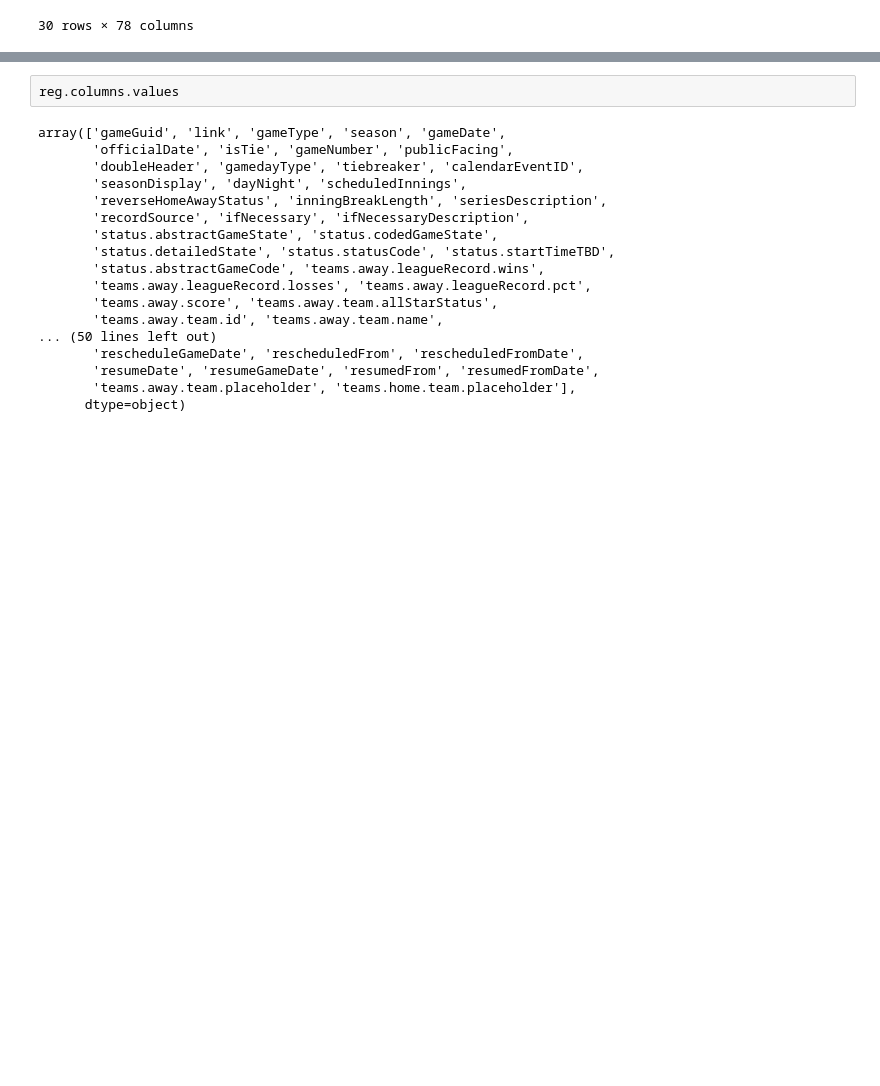
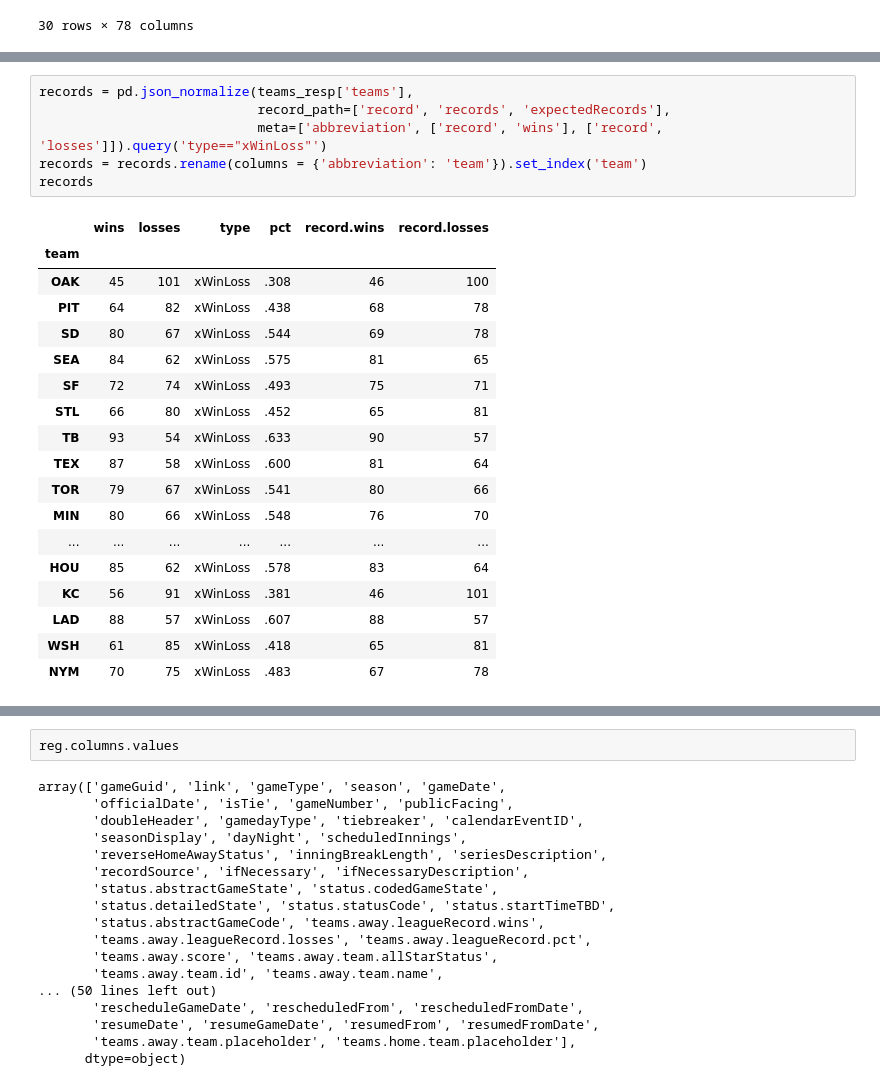
Before and after one commit to sdvinay/playoff_odds, a Jupyter notebook: ds_mlb.ipynb, the cells around one changed output, grey strips where cells are left out. Drawn from its saved outputs; the diff is of its cells as text; blank space fills up the shorter version.

Commit message:
Use combination of record and pythag for team ratings

```diff
--- a/ds_mlb.ipynb
+++ b/ds_mlb.ipynb
@@ -32,0 +73,25 @@ teams_df
+# %%
+records = pd.json_normalize(teams_resp['teams'],
+                            record_path=['record', 'records', 'expectedRecords'],
+                            meta=['abbreviation', ['record', 'wins'], ['record', 'losses']]).query('type=="xWinLoss"')
+records = records.rename(columns = {'abbreviation': 'team'}).set_index('team')
+records
+# %% [output]
+|  | wins | losses | type | pct | record.wins | record.losses |
+| team |  |  |  |  |  |  |
+| OAK | 45 | 101 | xWinLoss | .308 | 46 | 100 |
+| PIT | 64 | 82 | xWinLoss | .438 | 68 | 78 |
+| SD | 80 | 67 | xWinLoss | .544 | 69 | 78 |
+| SEA | 84 | 62 | xWinLoss | .575 | 81 | 65 |
+| SF | 72 | 74 | xWinLoss | .493 | 75 | 71 |
+| STL | 66 | 80 | xWinLoss | .452 | 65 | 81 |
+| TB | 93 | 54 | xWinLoss | .633 | 90 | 57 |
+| TEX | 87 | 58 | xWinLoss | .600 | 81 | 64 |
+| TOR | 79 | 67 | xWinLoss | .541 | 80 | 66 |
+| MIN | 80 | 66 | xWinLoss | .548 | 76 | 70 |
+| ... | ... | ... | ... | ... | ... | ... |
+| HOU | 85 | 62 | xWinLoss | .578 | 83 | 64 |
+| KC | 56 | 91 | xWinLoss | .381 | 46 | 101 |
+| LAD | 88 | 57 | xWinLoss | .607 | 88 | 57 |
+| WSH | 61 | 85 | xWinLoss | .418 | 65 | 81 |
+| NYM | 70 | 75 | xWinLoss | .483 | 67 | 78 |
```
Also changed, not shown: parts of 14 cells of this notebook, 1 other file.
